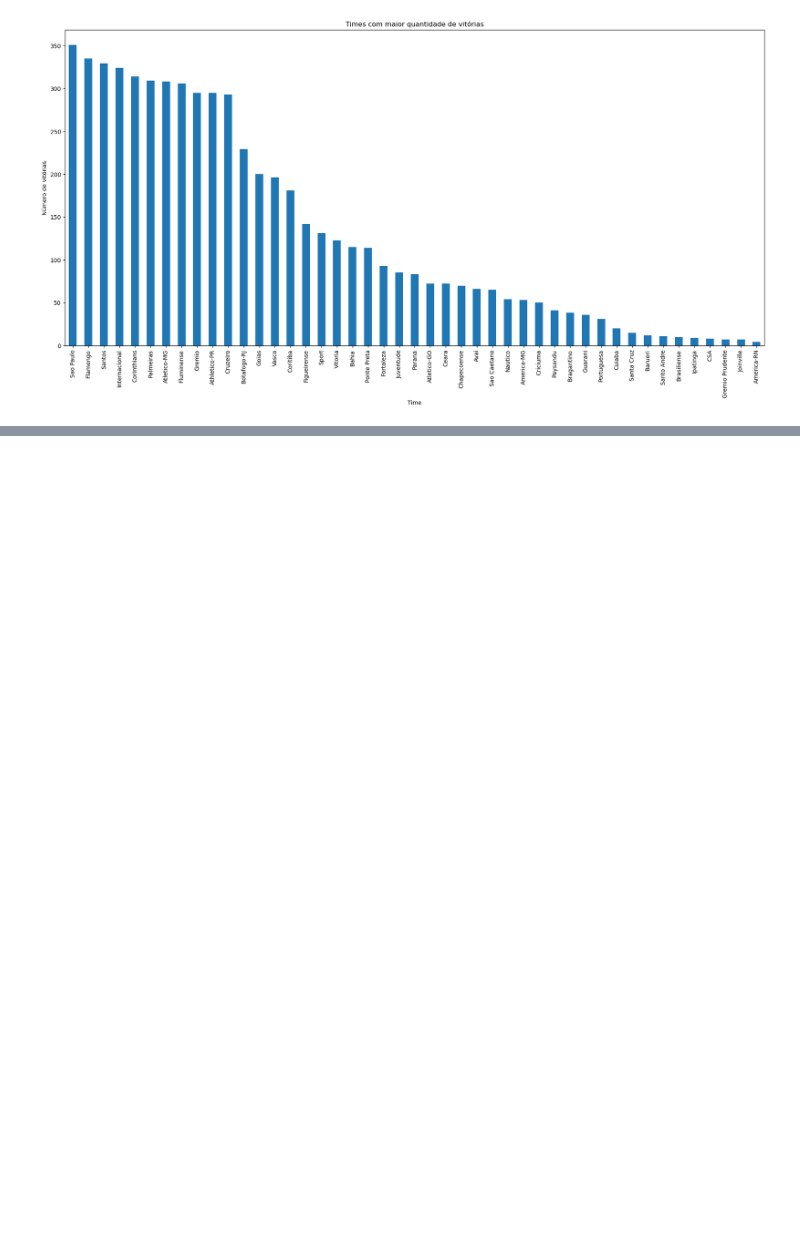
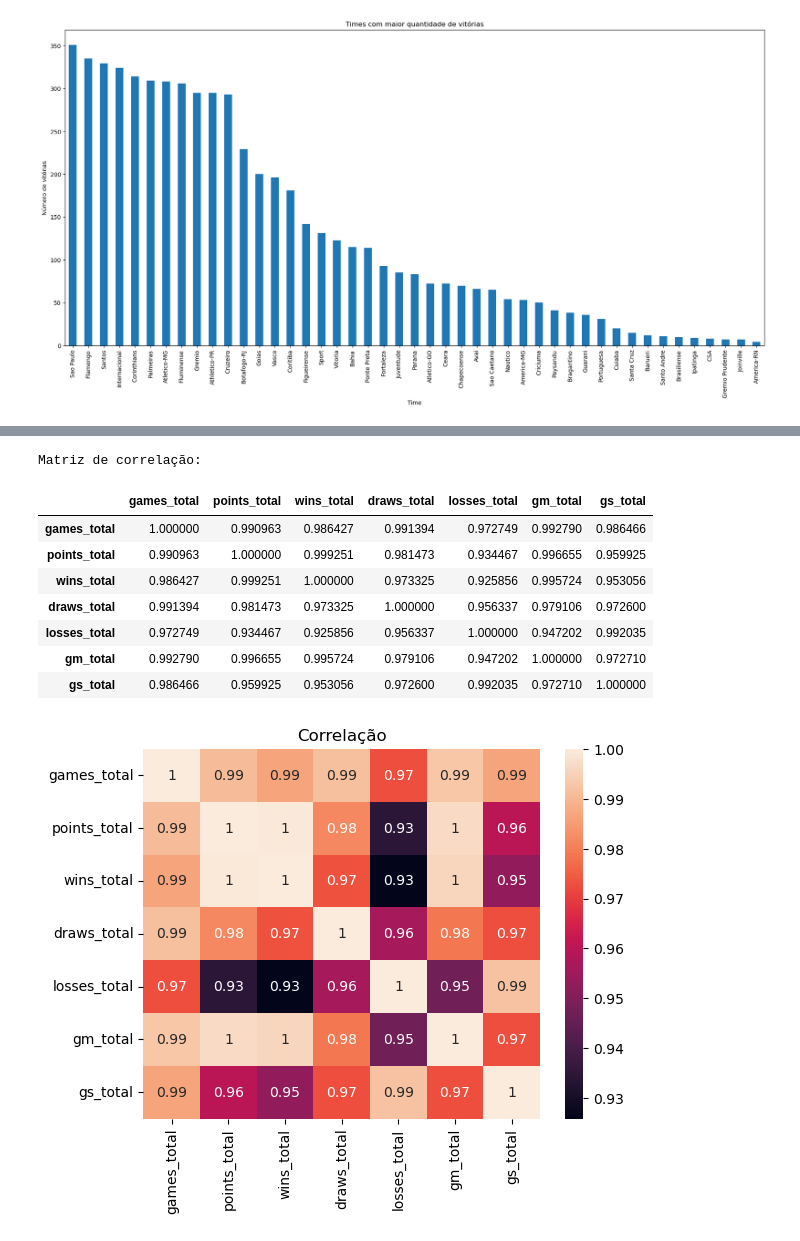
Before and after one commit to gabriel-arrvda/ac2-padroes, a Jupyter notebook: brasileirao.ipynb, the cells around one changed output, grey strips where cells are left out. Saved outputs shown, nothing was run; the diff lists cells and outputs as text; code cells hidden in the pictures; blank space fills up the shorter version.

```diff
--- a/brasileirao.ipynb
+++ b/brasileirao.ipynb
@@ -101,0 +225,24 @@ KeyboardInterrupt:
+# %%
+df_correlation = totalGames.loc[:,['games_total', 'points_total', 'wins_total', 'draws_total', 'losses_total', 'gm_total', 'gs_total']].corr()
+
+print('\n\nMatriz de correlação: ')
+display(df_correlation)
+
+# cria um mapa de cores dos valoes da correlação
+sns.heatmap(df_correlation, annot=True,
+        xticklabels=df_correlation.columns,
+        yticklabels=df_correlation.columns)
+
+plt.title('Correlação')
+plt.show()
+# %% [output]
+Matriz de correlação:
+|  | games_total | points_total | wins_total | draws_total | losses_total | gm_total | gs_total |
+| games_total | 1.000000 | 0.990963 | 0.986427 | 0.991394 | 0.972749 | 0.992790 | 0.986466 |
+| points_total | 0.990963 | 1.000000 | 0.999251 | 0.981473 | 0.934467 | 0.996655 | 0.959925 |
+| wins_total | 0.986427 | 0.999251 | 1.000000 | 0.973325 | 0.925856 | 0.995724 | 0.953056 |
+| draws_total | 0.991394 | 0.981473 | 0.973325 | 1.000000 | 0.956337 | 0.979106 | 0.972600 |
+| losses_total | 0.972749 | 0.934467 | 0.925856 | 0.956337 | 1.000000 | 0.947202 | 0.992035 |
+| gm_total | 0.992790 | 0.996655 | 0.995724 | 0.979106 | 0.947202 | 1.000000 | 0.972710 |
+| gs_total | 0.986466 | 0.959925 | 0.953056 | 0.972600 | 0.992035 | 0.972710 | 1.000000 |
+[figure, added]
```
Also changed, not shown: parts of 13 cells of this notebook.
